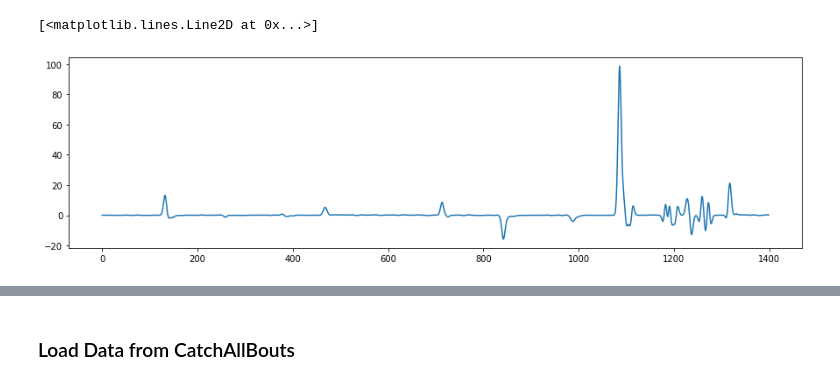
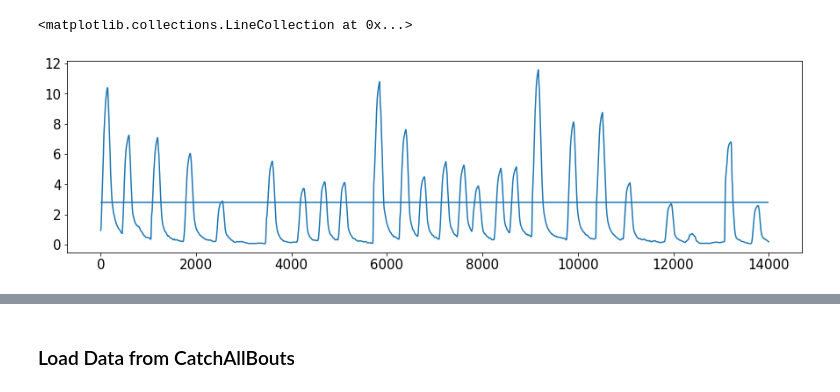
Before and after one commit to orger-lab/megabouts, a Jupyter notebook: megabouts/super_resolution_pipeline.ipynb, the cells around one changed output, grey strips where cells are left out. Saved outputs shown, nothing was run; the diff lists cells and outputs as text; code cells hidden in the pictures.

```diff
--- a/megabouts/super_resolution_pipeline.ipynb
+++ b/megabouts/super_resolution_pipeline.ipynb
@@ -32,9 +47,8 @@ def compute_outer_circle(x,y,interval=100):
 x = df['x_blob'].values
 y = df['y_blob'].values
 body_angle = df['body_angle'].values
-
 body_angle = np.arctan2(np.sin(body_angle),np.cos(body_angle))
-
+body_angle = np.unwrap(body_angle)
 # Center trajectory:
 circle = compute_outer_circle(x,y)
 x,y = x-circle[0],y-circle[1]
@@ -73,7 +91,8 @@ fig = display_trajectory(df,index = id,past_memory=3*700)
 # %%
-x_sub = x[::5]
-y_sub = y[::5]
-body_angle_sub = body_angle[::5]
-fps = int(700/5)
+N_Sub = 1
+x_sub = x[::N_Sub]
+y_sub = y[::N_Sub]
+body_angle_sub = body_angle[::N_Sub]
+fps = int(700/N_Sub)
 print(fps)
 # %% [output]
@@ -84,8 +132,10 @@ from preprocessing.smoothing import one_euro_filter
 # %%
-## Compute Lateral and Axial speed:
-x_sub = one_euro_filter(x_sub,10,2,fps)
-y_sub = one_euro_filter(y_sub,10,2,fps)
-body_angle_sub = one_euro_filter(body_angle_sub,10,2,fps)
+# Clean full data using set parameters:
+
+fc_min,beta = 20,1
+x_sub = one_euro_filter(x_sub,fc_min,beta,fps)
+y_sub = one_euro_filter(y_sub,fc_min,beta,fps)
+body_angle_sub = one_euro_filter(body_angle_sub,fc_min,beta,fps)
 # %%
 def compute_speed(x,y,body_angle,fps,Ndiff=45):
     body_vector = np.array([np.cos(body_angle),np.sin(body_angle)])[:,:-1]
@@ -123,8 +231,10 @@ print(traj_speed.shape)
 # %%
-Duration = fps*10
+Duration = fps*20
 IdSt = np.random.randint(len(yaw_speed))
 plt.figure(figsize=(15,4))
-plt.plot(yaw_speed[IdSt:IdSt+Duration])
+plt.plot(x[IdSt:IdSt+Duration])
+plt.hlines(2.8,0,Duration)
+#plt.ylim(-60,60)
 # %% [output]
-[<matplotlib.lines.Line2D at 0x...>]
+<matplotlib.collections.LineCollection at 0x...>
-[figure, old version]
+[figure, new version]
```
Also changed, not shown: parts of 63 cells of this notebook, 2 other files.
